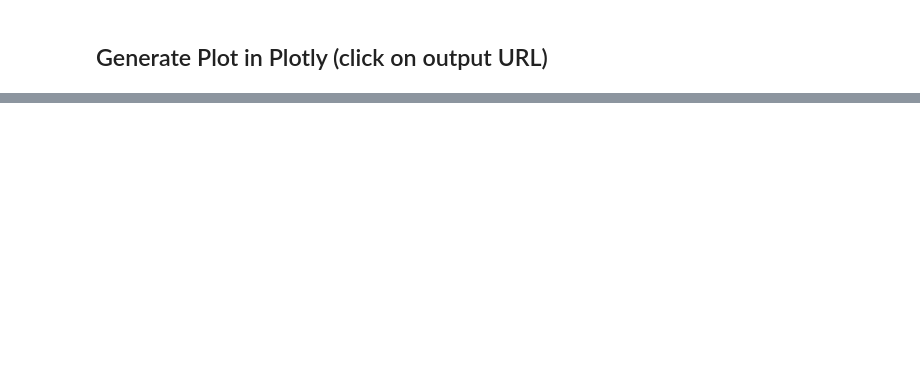
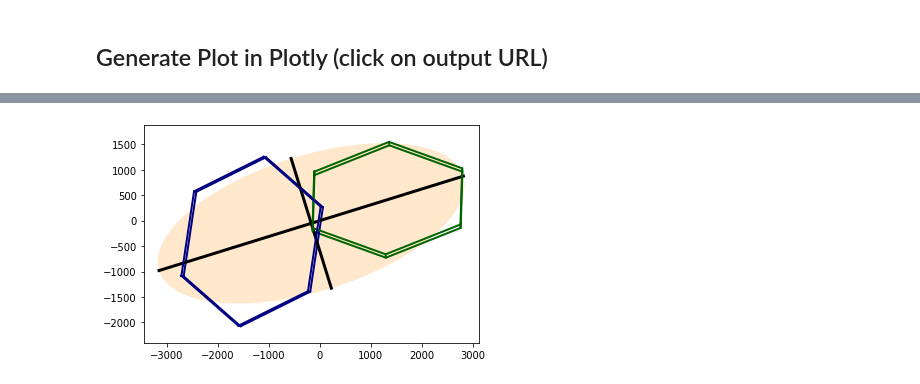
Before and after one commit to vprzybylo/IPAS, a Jupyter notebook: analysis/Agg_Visualizations.ipynb, the cells around one changed output, grey strips where cells are left out. Saved outputs shown, nothing was run; the diff lists cells and outputs as text; code cells hidden in the pictures; blank space fills up the shorter version.

Commit message:
plotly aggs with encompassing radii

```diff
--- a/analysis/Agg_Visualizations.ipynb
+++ b/analysis/Agg_Visualizations.ipynb
@@ -24,7 +31,7 @@ chart_studio.tools.set_credentials_file(username=USERNAME, api_key=API_KEY)
 orientation = 'rand'  # chose which orientation (rand or flat)
 if orientation == 'rand':
     rand_orient = True      #randomly orient the seed crystal and new crystal: uses first random orientation
-    files = glob.glob("/network/rit/lab/sulialab/share/IPAS_3radii/instance_files/createdb_iceagg_rand*")
+    files = glob.glob("/network/rit/lab/sulialab/share/IPAS_3radii/instance_files/createdb_iceagg_rand*")[:2]
 else:
     rand_orient = False      #randomly orient the seed crystal and new crystal: uses first random orientation
     files =  glob.glob("/network/rit/lab/sulialab/share/IPAS_3radii/instance_files/createdb_iceagg_flat*")
@@ -77,0 +86,8 @@ py.plot(all_agg_data, filename='test',
+# %%
+index = 36718  # which agg to plot
+agg = df.iloc[index]
+agg_clus = ipas.cluster_calculations.ClusterCalculations(agg)
+# %%
+agg_clus.plot_ellipse([['x', 'y']])
+# %% [output]
+[figure, added]
```
Also changed, not shown: parts of 5 cells of this notebook, 9 other files.
